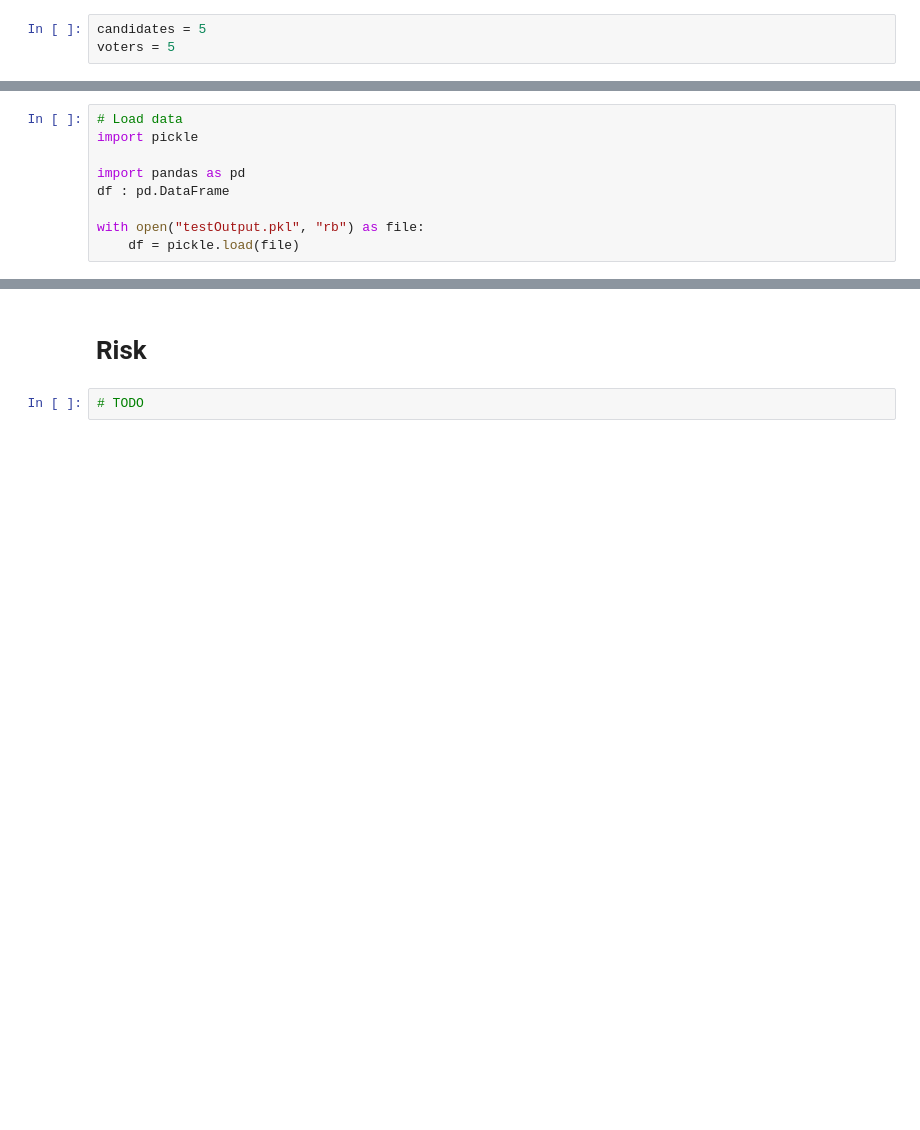
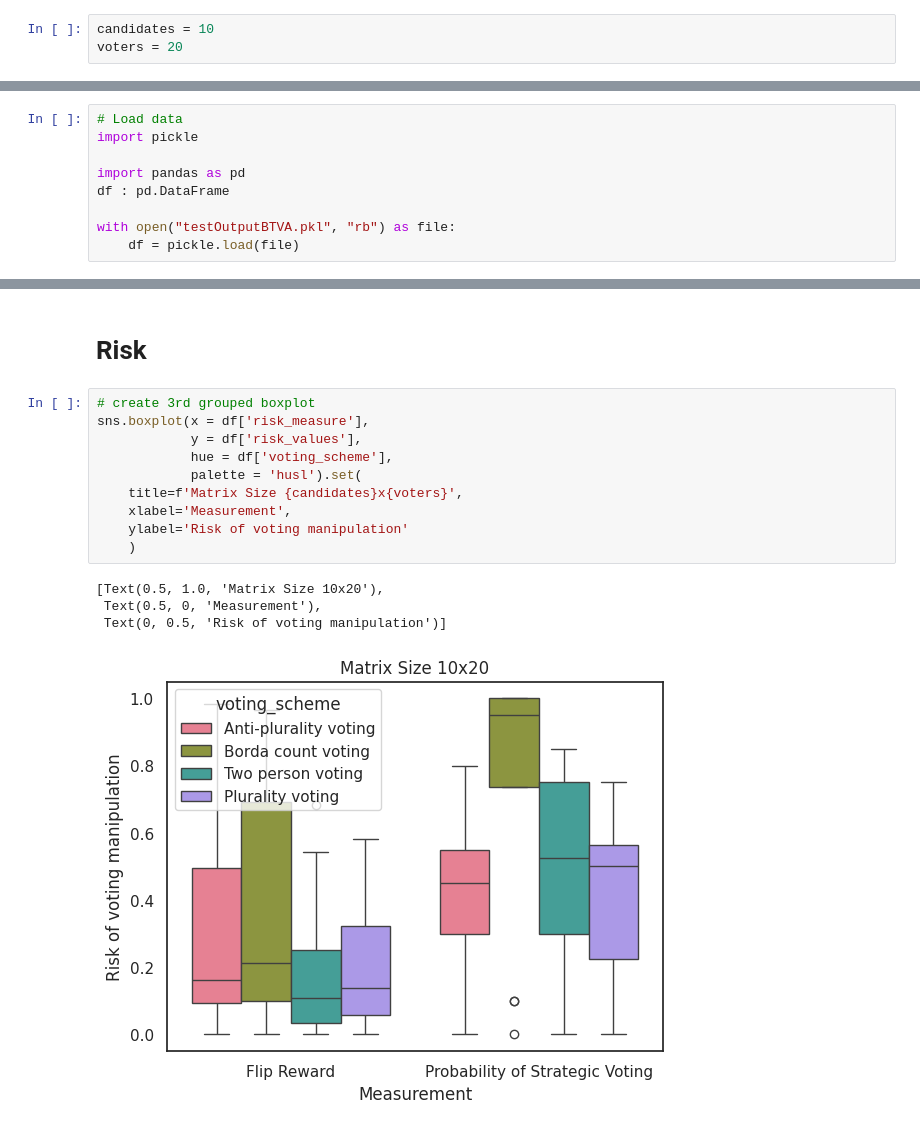
Before and after one commit to YG0810/AMS_Group6, a Jupyter notebook: visualization.ipynb, the cells around one changed output, grey strips where cells are left out. Drawn from its saved outputs; the diff is of its cells as text; blank space fills up the shorter version.

Commit message:
Add risk visualisation to vis.ipynb

```diff
--- a/visualization.ipynb
+++ b/visualization.ipynb
@@ -3,8 +3,8 @@
 
 Change these parameter values to whatever matrix you're interested in
 # %%
-candidates = 5
-voters = 5
+candidates = 10
+voters = 20
 # %% [markdown]
 # Load in data
 # %%
@@ -14,7 +14,7 @@ import pickle
 import pandas as pd
 df : pd.DataFrame
 
-with open("testOutput.pkl", "rb") as file:
+with open("testOutputBTVA.pkl", "rb") as file:
     df = pickle.load(file)
 # %%
 df.head()
@@ -78,4 +102,17 @@ sns.boxplot(x = df_happiness['happiness_measure'],
 # %% [markdown]
 # Risk
-# %%
-# TODO
+# %%
+# create 3rd grouped boxplot
+sns.boxplot(x = df['risk_measure'],
+			y = df['risk_values'],
+			hue = df['voting_scheme'],
+			palette = 'husl').set(
+    title=f'Matrix Size {candidates}x{voters}',
+    xlabel='Measurement',
+    ylabel='Risk of voting manipulation'
+    )
+# %% [output]
+[Text(0.5, 1.0, 'Matrix Size 10x20'),
+ Text(0.5, 0, 'Measurement'),
+ Text(0, 0.5, 'Risk of voting manipulation')]
+[figure, added]
```
Also changed, not shown: parts of 4 cells of this notebook.
